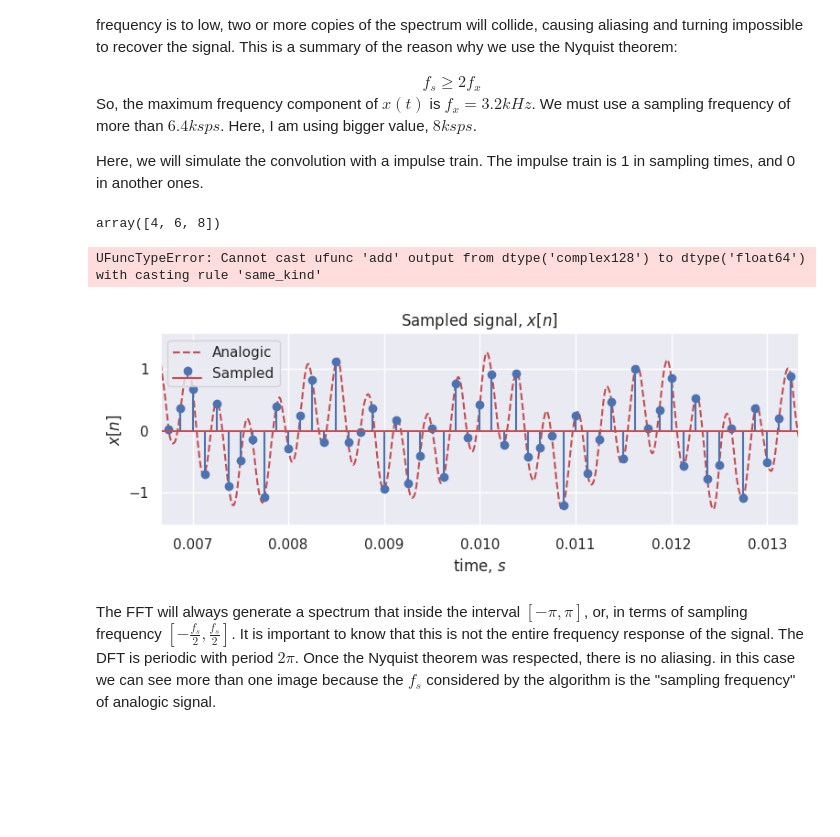
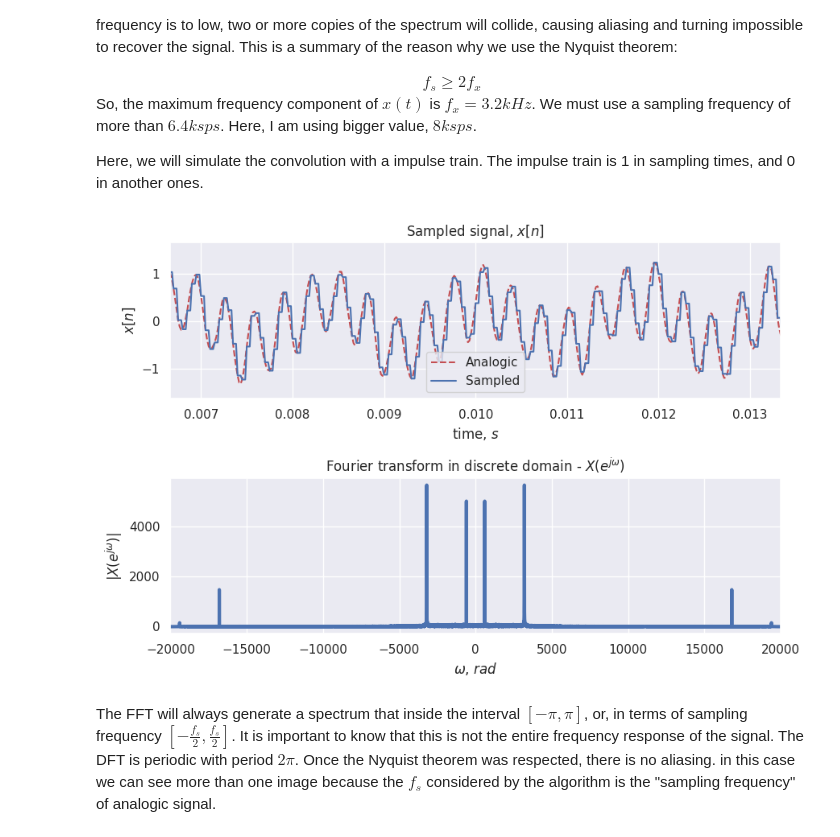
Before and after one commit to JoaoPi314/PDS-sampling-exercise, a Jupyter notebook: Sampling-Exercise.ipynb, the cells around one changed output. Saved outputs shown, nothing was run; the diff lists cells and outputs as text; code cells hidden in the pictures; blank space fills up the shorter version.

```diff
--- a/Sampling-Exercise.ipynb
+++ b/Sampling-Exercise.ipynb
@@ -34,7 +34,7 @@ f_x = 3200 #Hz
 
 # This doesn't make sense, it is only to simulate the analogic signal, but in fact it is a digital
 # one with this sampling frequency
-analog_fs = 1/96000
+analog_fs = 1/60000
 
 t = np.arange(0, 100*1/f_1, analog_fs)
 
@@ -178,60 +178,58 @@ When we sample the signal, we create multiple copies of the spectrum response al
 So, the maximum frequency component of $x(t)$ is $f_x = 3.2kHz$. We must use a sampling frequency of more than $6.4ksps$. Here, I am using bigger value, $8ksps$.
 
 Here, we will simulate the convolution with a impulse train. The impulse train is 1 in sampling times, and 0 in another ones.
-# %%
-a = np.array([1, 2, 3])
-b = np.array([1, 2, 3])
-
-a += b + 2
-a
-# %% [output]
-array([4, 6, 8])
 # %%
-f_s = 8e3 # sps
+f_s = 20e3 # sps
 
 # Defining sampling arrays
-xn = np.zeros(int(t.size/((1/analog_fs)/f_s)))
-tn = np.zeros(int(t.size/((1/analog_fs)/f_s)))
+# t_sampled = np.arange(0, 100/f_1, 1/f_s)
+xn = np.zeros(t.size)
+
+# Sampling
 for i in range(xn.size):
-    xn[i] = xt_filtered.real[int(i*(((1/analog_fs)/f_s)))]
-    tn[i] = t[int(i*(((1/analog_fs)/f_s)))]
+    if(i%((1/analog_fs)/f_s) == 0):
+        xn[i] = xt_filtered.real[i]
+    else:
+        xn[i] = xn[i-1]
+
+
+
+# # Defining sampling arrays
+# xn = np.zeros(int(t.size/((1/analog_fs)/f_s)))
+# tn = np.zeros(int(t.size/((1/analog_fs)/f_s)))
+# for i in range(xn.size):
+#     xn[i] = xt_filtered.real[int(i*(((1/analog_fs)/f_s)))]
+#     tn[i] = t[int(i*(((1/analog_fs)/f_s)))]
 
 
 plt.figure(figsize=(9,6))
 plt.subplot(2,1,1)
 plt.plot(t, xt_filtered, '--r')
-plt.stem(tn, xn)
+plt.plot(t, xn)
 plt.title("Sampled signal, $x[n]$")
 plt.xlabel("time, $s$")
 plt.ylabel("$x[n]$")
 plt.legend(['Analogic', 'Sampled'])
 # Only shows two periods
 plt.xlim(2/f_1, 4/f_1)
 
 # Frequency domain
-
-Xf_sampled = np.zeros(w.size)
-
-for i in range(xn.size):
-    Xf_sampled += xn[i]*np.exp(-1j*w*i)
-
 plt.subplot(2,1,2)
 
-# Xf_sampled = fftshift(fft(xn))
-# f_sampled = fftshift(fftfreq(t.size, t[1]-t[0]))
+Xf_sampled = fftshift(fft(xn, t.size))
+f_sampled = fftshift(fftfreq(t.size, t[1]-t[0]))
 
-plt.plot(w, np.abs(Xf_sampled), linewidth=3)
+plt.plot(f_sampled, np.abs(Xf_sampled), linewidth=3)
 plt.grid("on", which="both")
-plt.xlim(-f_s, f_s)
 plt.title("Fourier transform in discrete domain - $X(e^{j\omega})$")
 plt.xlabel("$\omega$, $rad$")
 plt.ylabel("$|X(e^{j\omega})|$")
+plt.xlim(-f_s, f_s)
 
 plt.tight_layout()
 plt.show()
 # %% [output]
-UFuncTypeError: Cannot cast ufunc 'add' output from dtype('complex128') to dtype('float64') with casting rule 'same_kind'
-[figure, old version]
+[figure, new version]
 # %% [markdown]
 The FFT will always generate a spectrum that inside the interval $[-\pi, \pi]$, or, in terms of sampling frequency $[-\frac{f_s}{2}, \frac{f_s}{2}]$. It is important to know that this is not the entire frequency response of the signal. The DFT is periodic with period $2\pi$. Once the Nyquist theorem was respected, there is no aliasing. in this case we can see more than one image because the $f_s$ considered by the algorithm is the "sampling frequency" of analogic signal.
 # %% [markdown]
```
Also changed, not shown: parts of 18 cells of this notebook.
